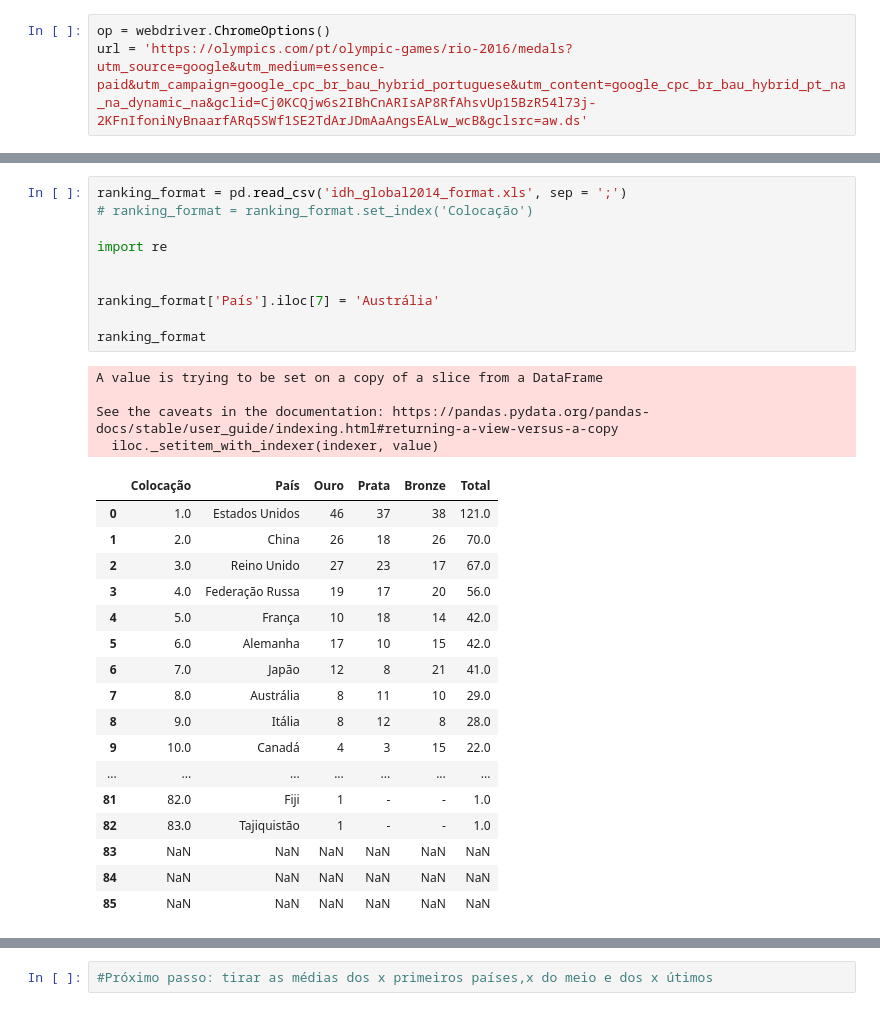
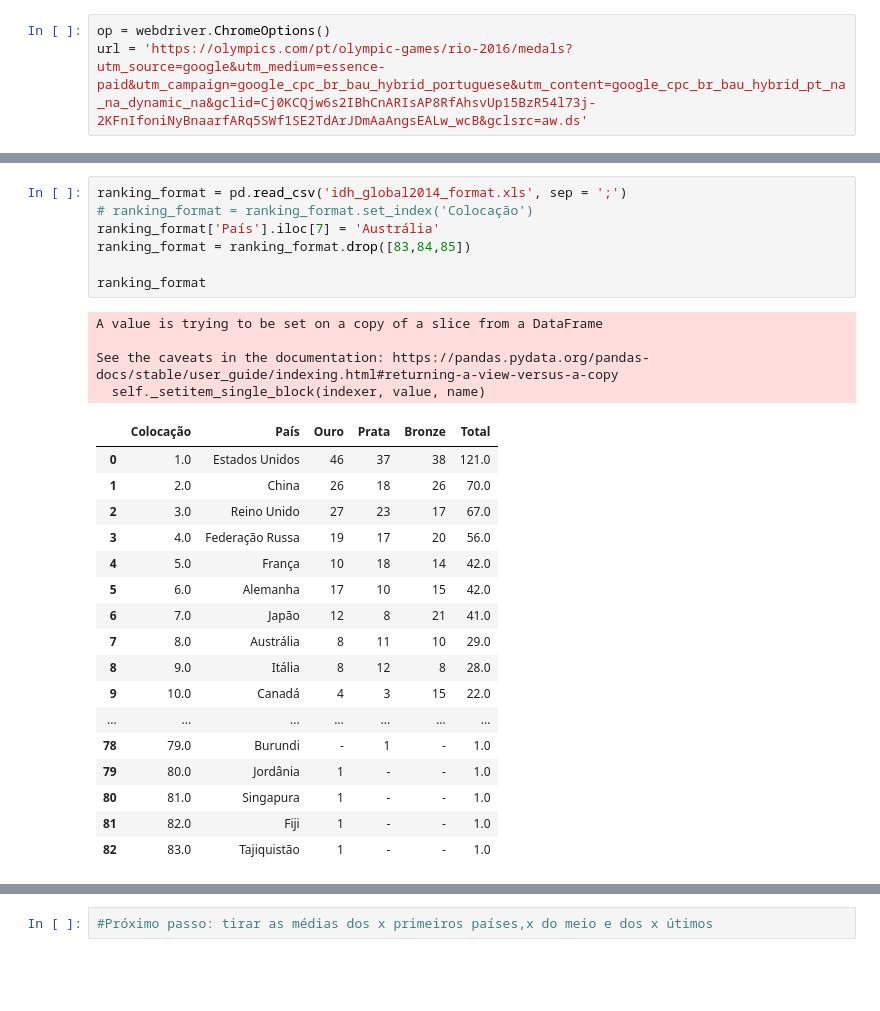
Before and after one commit to brunabellini/Projeto_Olimpiadas, a Jupyter notebook: ranking_olimpiadas2016.ipynb, the cells around one changed output, grey strips where cells are left out. Saved outputs shown, nothing was run; the diff lists cells and outputs as text; blank space fills up the shorter version.

```diff
--- a/ranking_olimpiadas2016.ipynb
+++ b/ranking_olimpiadas2016.ipynb
@@ -199,35 +171,32 @@ idh
 # %%
 ranking_format = pd.read_csv('idh_global2014_format.xls', sep = ';')
 # ranking_format = ranking_format.set_index('Colocação')
-
-import re
-
-
 ranking_format['País'].iloc[7] = 'Austrália'
+ranking_format = ranking_format.drop([83,84,85])
 
 ranking_format
 # %% [output]
 A value is trying to be set on a copy of a slice from a DataFrame
 
 See the caveats in the documentation: https://pandas.pydata.org/pandas-docs/stable/user_guide/indexing.html#returning-a-view-versus-a-copy
-  iloc._setitem_with_indexer(indexer, value)
+  self._setitem_single_block(indexer, value, name)
 |  | Colocação | País | Ouro | Prata | Bronze | Total |
 | 0 | 1.0 | Estados Unidos | 46 | 37 | 38 | 121.0 |
 | 1 | 2.0 | China | 26 | 18 | 26 | 70.0 |
 | 2 | 3.0 | Reino Unido | 27 | 23 | 17 | 67.0 |
 | 3 | 4.0 | Federação Russa | 19 | 17 | 20 | 56.0 |
 | 4 | 5.0 | França | 10 | 18 | 14 | 42.0 |
 | 5 | 6.0 | Alemanha | 17 | 10 | 15 | 42.0 |
 | 6 | 7.0 | Japão | 12 | 8 | 21 | 41.0 |
 | 7 | 8.0 | Austrália | 8 | 11 | 10 | 29.0 |
 | 8 | 9.0 | Itália | 8 | 12 | 8 | 28.0 |
 | 9 | 10.0 | Canadá | 4 | 3 | 15 | 22.0 |
 | ... | ... | ... | ... | ... | ... | ... |
+| 78 | 79.0 | Burundi | - | 1 | - | 1.0 |
+| 79 | 80.0 | Jordânia | 1 | - | - | 1.0 |
+| 80 | 81.0 | Singapura | 1 | - | - | 1.0 |
 | 81 | 82.0 | Fiji | 1 | - | - | 1.0 |
 | 82 | 83.0 | Tajiquistão | 1 | - | - | 1.0 |
-| 83 | NaN | NaN | NaN | NaN | NaN | NaN |
-| 84 | NaN | NaN | NaN | NaN | NaN | NaN |
-| 85 | NaN | NaN | NaN | NaN | NaN | NaN |
 # %%
 join_all = ranking_format.merge(idh, left_on='País', right_on='País')
 join_all = join_all.sort_values(by='Ranking IDH Global')
```
Also changed, not shown: parts of 15 cells of this notebook, 5 other files.
